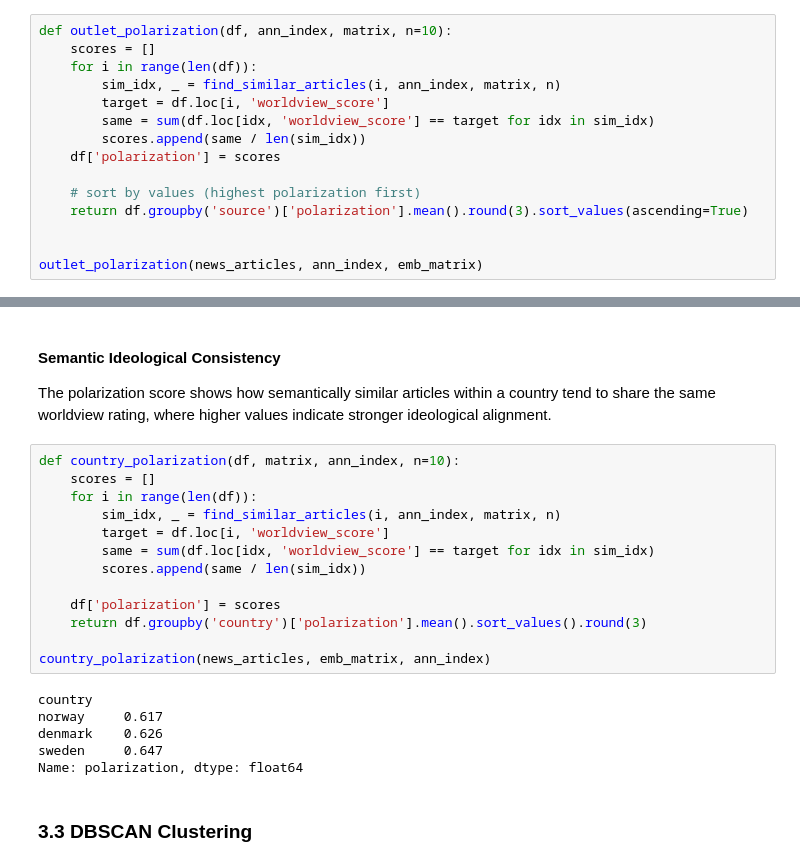
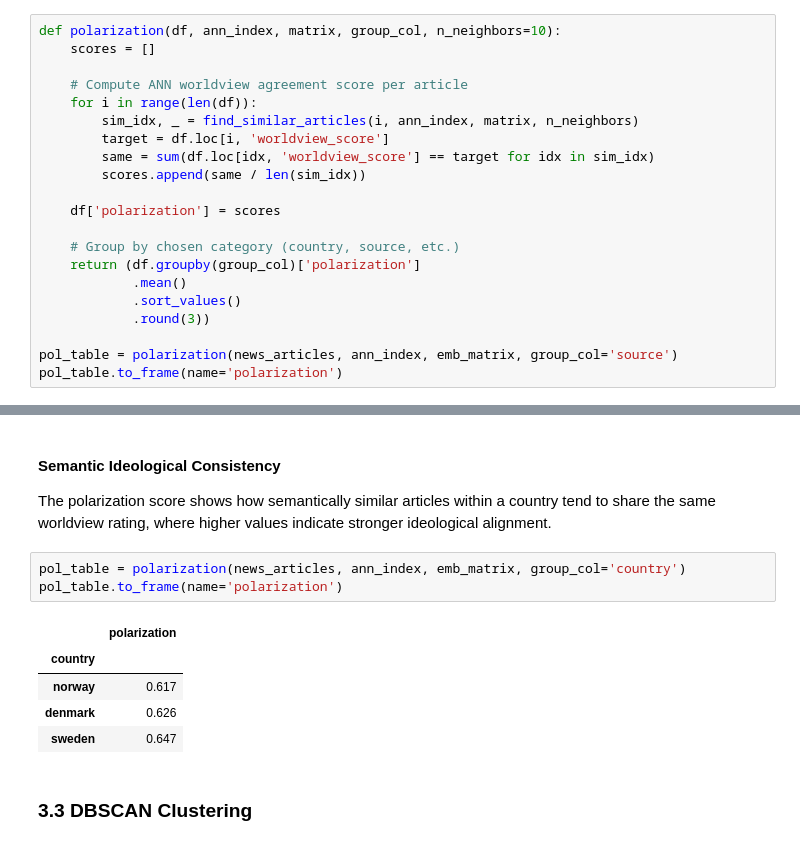
Before and after one commit to malinhauglandh/scandinavian-news-articles, a Jupyter notebook: news-articles.ipynb, the cells around one changed output, grey strips where cells are left out. Cells and saved outputs as stored; diff of their text form.

```diff
--- a/news-articles.ipynb
+++ b/news-articles.ipynb
@@ -505,20 +505,26 @@ plt.show()
 #### Measure ideological polarization within each media outlet
 The polarization score reflects how semantically similar articles within a news outlet tend to share the same worldview rating, where higher values indicate stronger ideological alignment and lower values suggest greater ideological diversity within the outlet’s content.
 # %%
-def outlet_polarization(df, ann_index, matrix, n=10):
+def polarization(df, ann_index, matrix, group_col, n_neighbors=10):
     scores = []
+
+    # Compute ANN worldview agreement score per article
     for i in range(len(df)):
-        sim_idx, _ = find_similar_articles(i, ann_index, matrix, n)
+        sim_idx, _ = find_similar_articles(i, ann_index, matrix, n_neighbors)
         target = df.loc[i, 'worldview_score']
         same = sum(df.loc[idx, 'worldview_score'] == target for idx in sim_idx)
         scores.append(same / len(sim_idx))
+
     df['polarization'] = scores
 
-    # sort by values (highest polarization first)
-    return df.groupby('source')['polarization'].mean().round(3).sort_values(ascending=True)
+    # Group by chosen category (country, source, etc.)
+    return (df.groupby(group_col)['polarization']
+            .mean()
+            .sort_values()
+            .round(3))
 
-
-outlet_polarization(news_articles, ann_index, emb_matrix)
+pol_table = polarization(news_articles, ann_index, emb_matrix, group_col='source')
+pol_table.to_frame(name='polarization')
 # %% [output]
 |  | polarization |
 | source |  |
@@ -540,25 +546,15 @@ outlet_polarization(news_articles, ann_index, emb_matrix)
 # %% [markdown]
 #### Semantic Ideological Consistency
 The polarization score shows how semantically similar articles within a country tend to share the same worldview rating, where higher values indicate stronger ideological alignment.
-# %%
-def country_polarization(df, matrix, ann_index, n=10):
-    scores = []
-    for i in range(len(df)):
-        sim_idx, _ = find_similar_articles(i, ann_index, matrix, n)
-        target = df.loc[i, 'worldview_score']
-        same = sum(df.loc[idx, 'worldview_score'] == target for idx in sim_idx)
-        scores.append(same / len(sim_idx))
-
-    df['polarization'] = scores
-    return df.groupby('country')['polarization'].mean().sort_values().round(3)
-
-country_polarization(news_articles, emb_matrix, ann_index)
-# %% [output]
-country
-norway     0.617
-denmark    0.626
-sweden     0.647
-Name: polarization, dtype: float64
+# %%
+pol_table = polarization(news_articles, ann_index, emb_matrix, group_col='country')
+pol_table.to_frame(name='polarization')
+# %% [output]
+|  | polarization |
+| country |  |
+| norway | 0.617 |
+| denmark | 0.626 |
+| sweden | 0.647 |
 # %% [markdown]
 ### 3.3 DBSCAN Clustering
 # %% [markdown]
```
Also changed, not shown: parts of 9 cells of this notebook.
